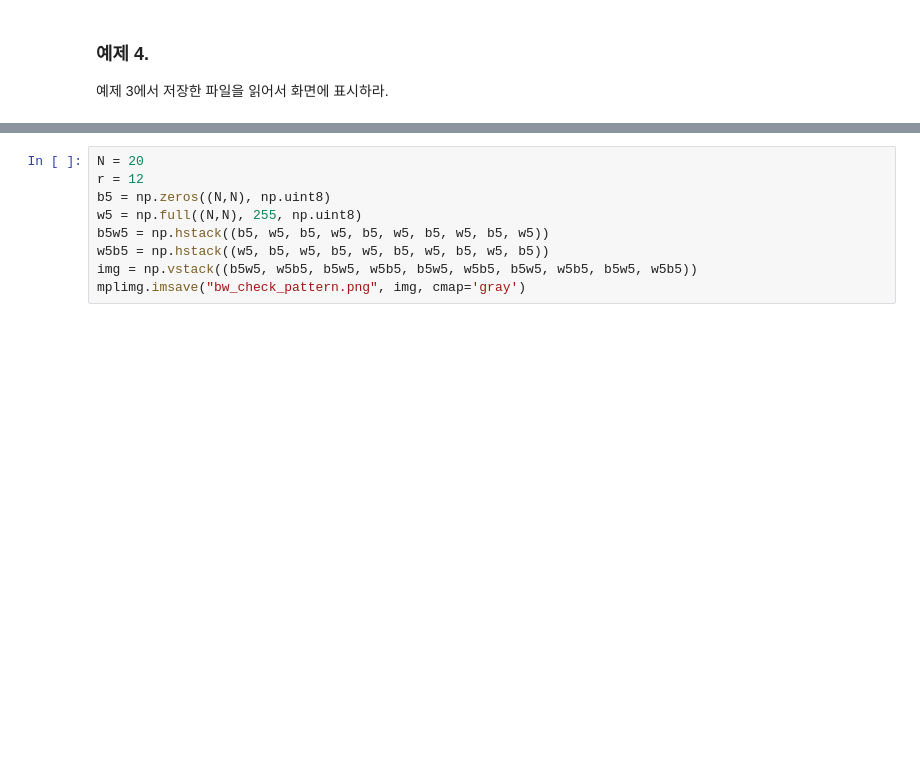
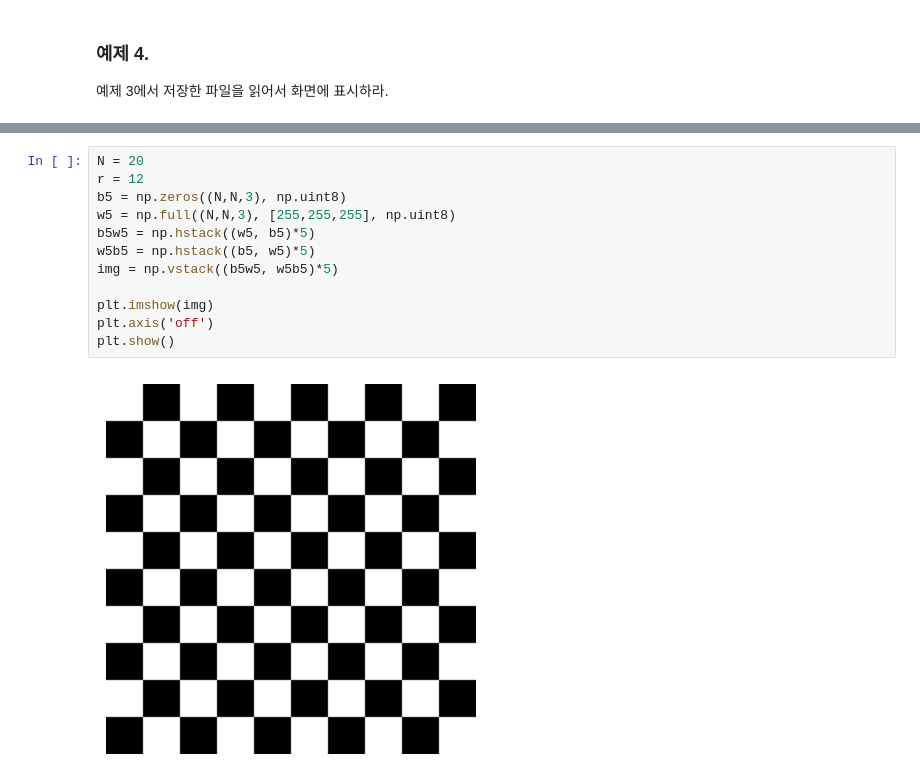
Before and after one commit to minjunkim0205/PythonScientificProgrammingBasics-SeophyungPark, a Jupyter notebook: Src/Final/Week12-1/PSP-2023-02-lab-9-00000000-name.ipynb, the cells around one changed output, grey strips where cells are left out. Drawn from its saved outputs; the diff is of its cells as text; blank space fills up the shorter version.

```diff
--- a/Src/Final/Week12-1/PSP-2023-02-lab-9-00000000-name.ipynb
+++ b/Src/Final/Week12-1/PSP-2023-02-lab-9-00000000-name.ipynb
@@ -126,12 +189,17 @@ NumPy ndarray를 이용하여 다음 영상을 만들어서 화면에 표시하
 # %%
 N = 20
 r = 12
-b5 = np.zeros((N,N), np.uint8)
-w5 = np.full((N,N), 255, np.uint8)
-b5w5 = np.hstack((b5, w5, b5, w5, b5, w5, b5, w5, b5, w5))
-w5b5 = np.hstack((w5, b5, w5, b5, w5, b5, w5, b5, w5, b5))
-img = np.vstack((b5w5, w5b5, b5w5, w5b5, b5w5, w5b5, b5w5, w5b5, b5w5, w5b5))
-mplimg.imsave("bw_check_pattern.png", img, cmap='gray')
+b5 = np.zeros((N,N,3), np.uint8)
+w5 = np.full((N,N,3), [255,255,255], np.uint8)
+b5w5 = np.hstack((w5, b5)*5)
+w5b5 = np.hstack((b5, w5)*5)
+img = np.vstack((b5w5, w5b5)*5)
+
+plt.imshow(img)
+plt.axis('off')
+plt.show()
+# %% [output]
+[figure, added]
 # %% [markdown]
 ### 문제 3.
 
```
Also changed, not shown: parts of 9 cells of this notebook, 4 other files.
